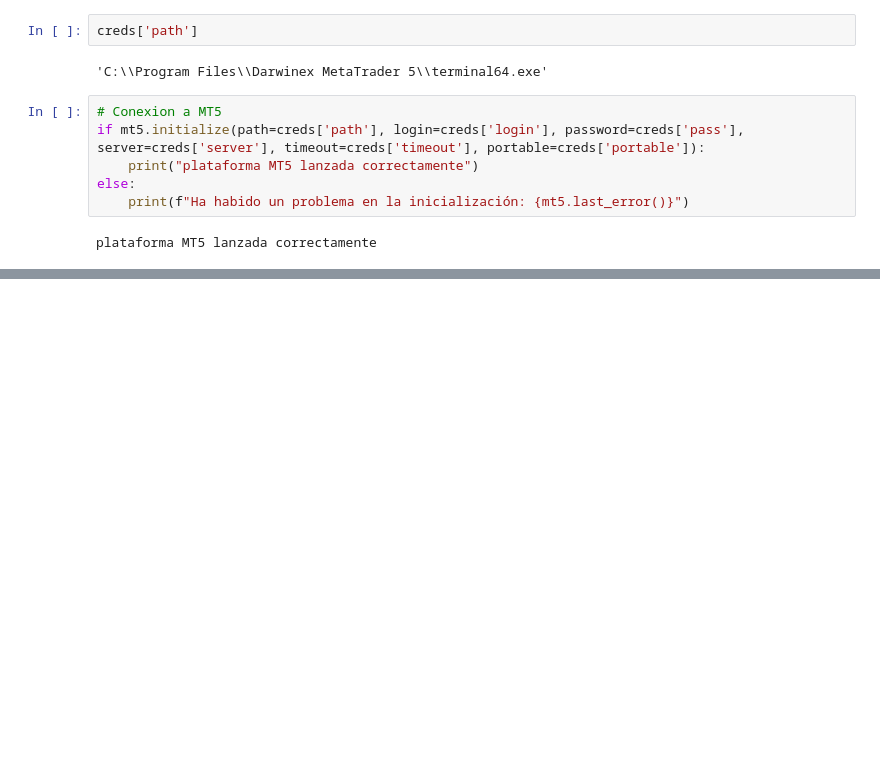
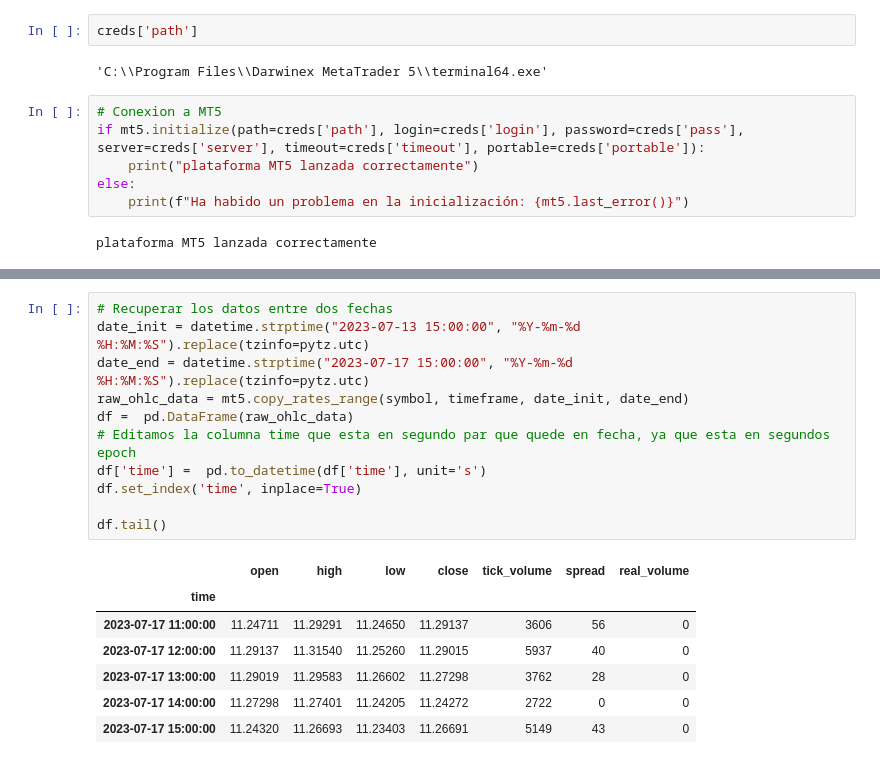
Before and after one commit to JavierVaronBueno/mt5-api-connecction, a Jupyter notebook: mt5APIConnection.ipynb, the cells around one changed output, grey strips where cells are left out. Drawn from its saved outputs; the diff is of its cells as text; blank space fills up the shorter version.

```diff
--- a/mt5APIConnection.ipynb
+++ b/mt5APIConnection.ipynb
@@ -32,0 +203,19 @@ plataforma MT5 lanzada correctamente
+# %%
+# Recuperar los datos entre dos fechas
+date_init = datetime.strptime("2023-07-13 15:00:00", "%Y-%m-%d %H:%M:%S").replace(tzinfo=pytz.utc)
+date_end = datetime.strptime("2023-07-17 15:00:00", "%Y-%m-%d %H:%M:%S").replace(tzinfo=pytz.utc)
+raw_ohlc_data = mt5.copy_rates_range(symbol, timeframe, date_init, date_end)
+df =  pd.DataFrame(raw_ohlc_data)
+# Editamos la columna time que esta en segundo par que quede en fecha, ya que esta en segundos epoch
+df['time'] =  pd.to_datetime(df['time'], unit='s')
+df.set_index('time', inplace=True)
+
+df.tail()
+# %% [output]
+|  | open | high | low | close | tick_volume | spread | real_volume |
+| time |  |  |  |  |  |  |  |
+| 2023-07-17 11:00:00 | 11.24711 | 11.29291 | 11.24650 | 11.29137 | 3606 | 56 | 0 |
+| 2023-07-17 12:00:00 | 11.29137 | 11.31540 | 11.25260 | 11.29015 | 5937 | 40 | 0 |
+| 2023-07-17 13:00:00 | 11.29019 | 11.29583 | 11.26602 | 11.27298 | 3762 | 28 | 0 |
+| 2023-07-17 14:00:00 | 11.27298 | 11.27401 | 11.24205 | 11.24272 | 2722 | 0 | 0 |
+| 2023-07-17 15:00:00 | 11.24320 | 11.26693 | 11.23403 | 11.26691 | 5149 | 43 | 0 |
```
Also changed, not shown: parts of 24 cells of this notebook.
